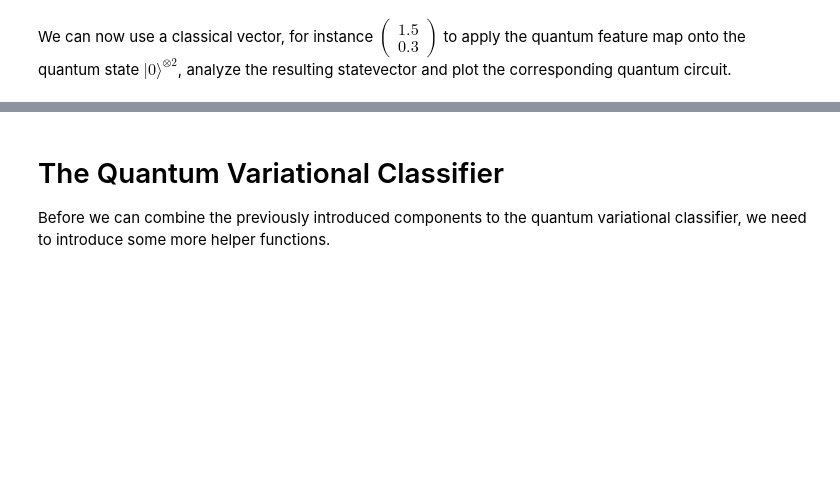
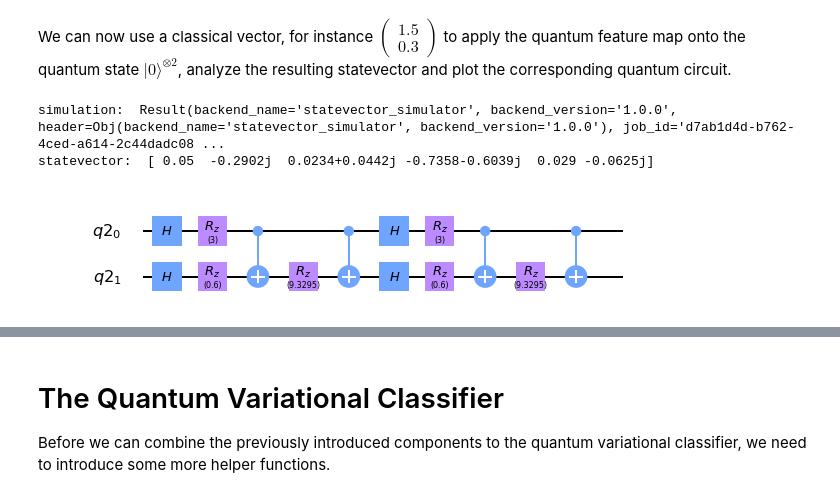
Before and after one commit to stefan-woerner/qiskit_tutorial, a Jupyter notebook: quantum_variational_classifier.ipynb, the cells around one changed output, grey strips where cells are left out. Saved outputs shown, nothing was run; the diff lists cells and outputs as text; code cells hidden in the pictures; blank space fills up the shorter version.

```diff
--- a/quantum_variational_classifier.ipynb
+++ b/quantum_variational_classifier.ipynb
@@ -103,15 +100,21 @@ data = np.asarray([1.5, 0.3])
 
 # get quantum circuit
 qc_feature_map = feature_map(data, qr)
+# simulate using local statevector simulator
+backend = BasicAer.get_backend('statevector_simulator')
 
-# draw circuit
-drawer(qc_feature_map)
-
-# simulate using local statevector simulator
-job_sim = execute(qc_feature_map, 'local_statevector_simulator', shots=1)
+job_sim = execute(qc_feature_map, backend)
 sim_results = job_sim.result()
 print('simulation: ', sim_results)
 print('statevector: ', np.round(sim_results.get_statevector(), decimals=4))
+# %% [output]
+simulation:  Result(backend_name='statevector_simulator', backend_version='1.0.0', header=Obj(backend_name='statevector_simulator', backend_version='1.0.0'), job_id='d7ab1d4d-b762-4ced-a614-2c44dadc08 ...
+statevector:  [ 0.05  -0.2902j  0.0234+0.0442j -0.7358-0.6039j  0.029 -0.0625j]
+# %%
+# draw circuit
+qc_feature_map.draw(output='mpl', plot_barriers=False)
+# %% [output]
+[figure, added]
 # %% [markdown]
 ## Variational Form
 
```
Also changed, not shown: parts of 13 cells of this notebook, 5 other files.
